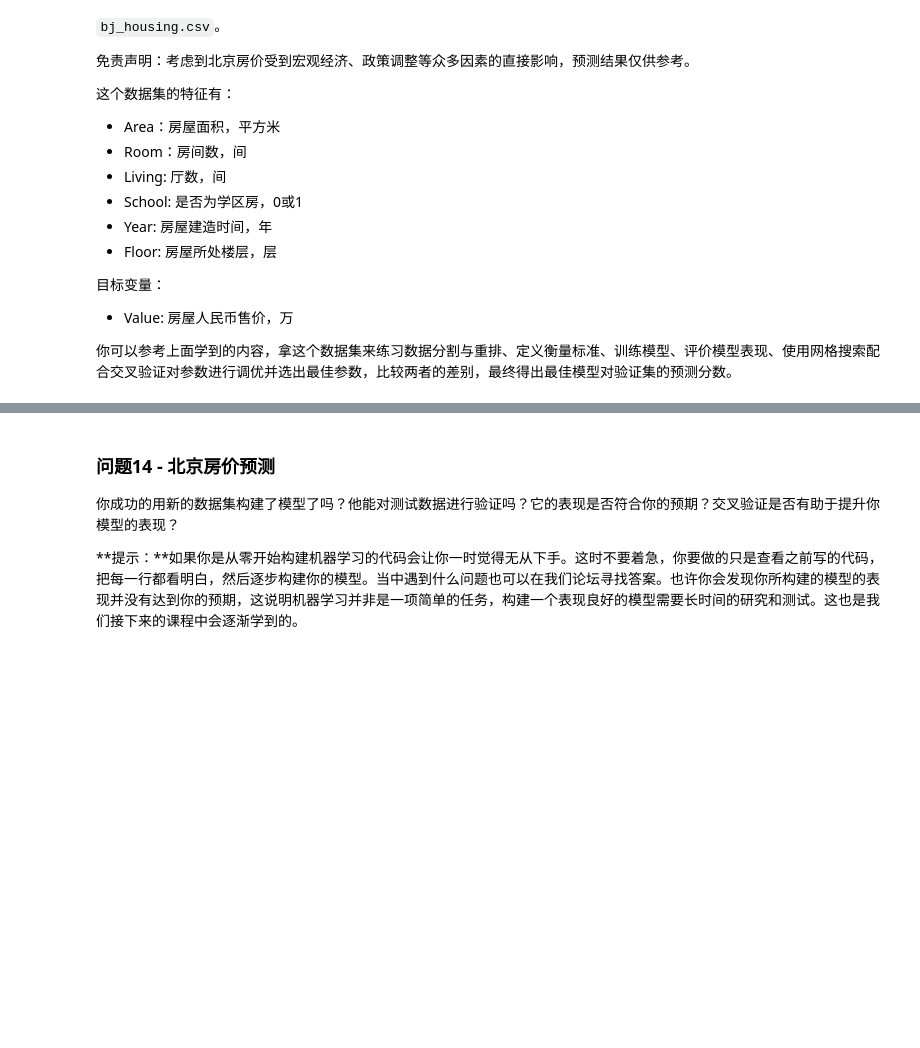
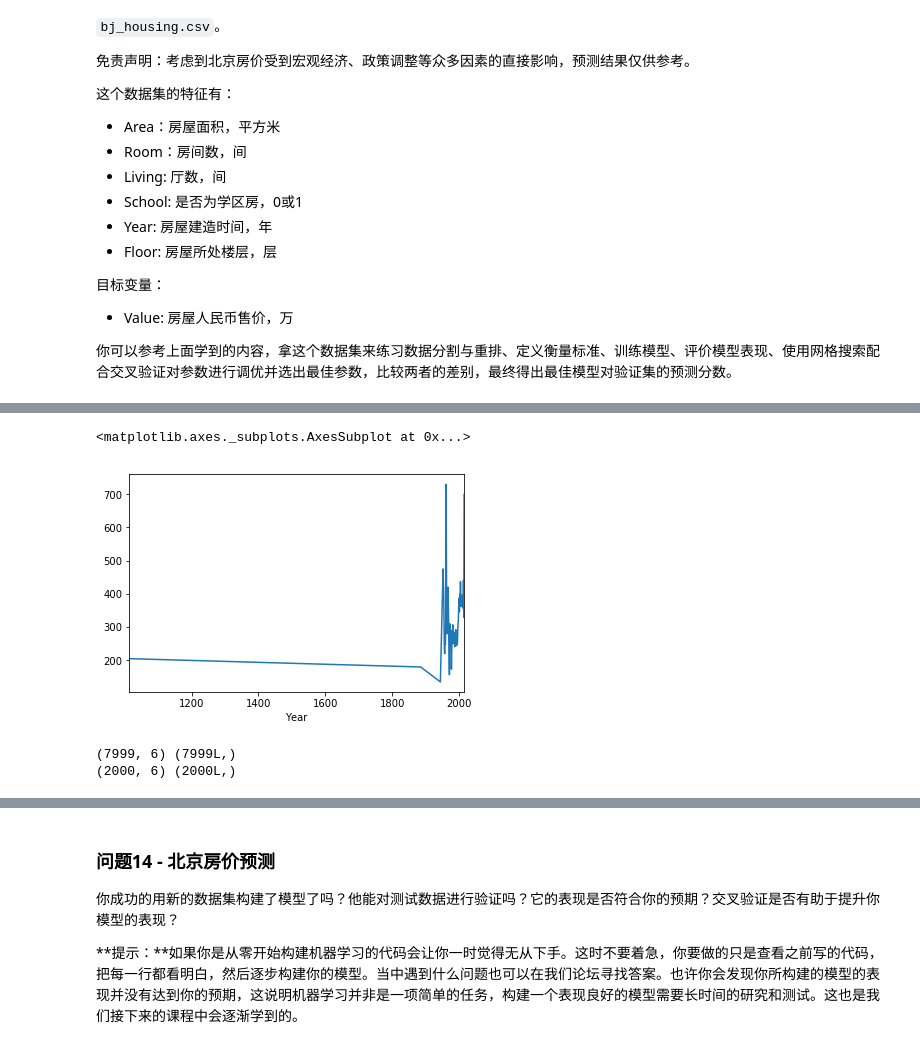
Before and after one commit to RedChueng/Forecast_Boston_Housing, a Jupyter notebook: boston_housing.ipynb, the cells around one changed output, grey strips where cells are left out. Saved outputs shown, nothing was run; the diff lists cells and outputs as text; code cells hidden in the pictures; blank space fills up the shorter version.

```diff
--- a/boston_housing.ipynb
+++ b/boston_housing.ipynb
@@ -503,0 +638,16 @@ vs.PredictTrials(features, prices, fit_model, client_data)
+# %%
+bj_data.groupby('Year').mean()['Value'].plot()
+# %% [output]
+<matplotlib.axes._subplots.AxesSubplot at 0x...>
+[figure, added]
+# %%
+# 拆分训练集和测试集。分割比例为：80%的数据用于训练，20%用于测试
+
+from sklearn.model_selection import train_test_split as tts
+
+X_train, X_test, y_train, y_test = tts(bj_features, bj_prices, test_size=0.2, random_state=0)
+print X_train.shape, y_train.shape
+print X_test.shape, y_test.shape
+# %% [output]
+(7999, 6) (7999L,)
+(2000, 6) (2000L,)
```
Also changed, not shown: parts of 32 cells of this notebook.
